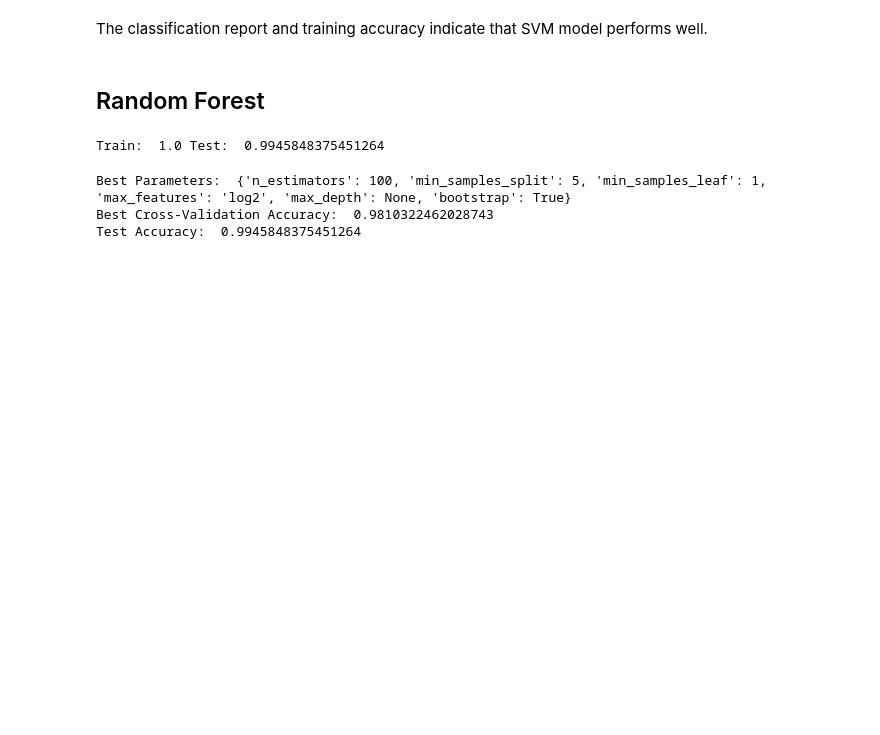
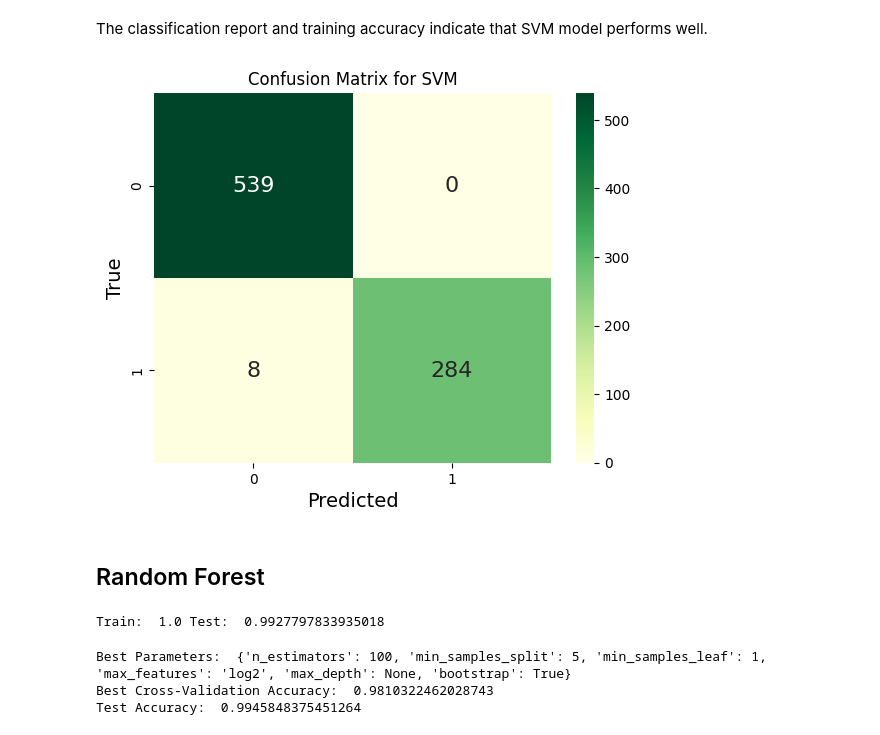
Before and after one commit to Toressy/Diabetes_prediction, a Jupyter notebook: diabetes-prediction.ipynb, the cells around one changed output. Saved outputs shown, nothing was run; the diff lists cells and outputs as text; code cells hidden in the pictures; blank space fills up the shorter version.

```diff
--- a/diabetes-prediction.ipynb
+++ b/diabetes-prediction.ipynb
@@ -494,16 +494,25 @@ Confusion matrix:
 Training Accuracy:  1.0
 # %% [markdown]
 The classification report and training accuracy indicate that SVM model performs well.
+# %%
+cm2 = confusion_matrix(y_test,svm_pred)
+sns.heatmap(cm2,annot=True,cmap='YlGn',fmt='d', annot_kws={"size": 16})
+plt.xlabel("Predicted", fontsize=14)
+plt.ylabel("True", fontsize=14)
+plt.title("Confusion Matrix for SVM")
+plt.show()
+# %% [output]
+[figure, added]
 # %% [markdown]
 ## Random Forest
 # %%
 X_train , X_test , y_train , y_test = train_test_split(X , y , test_size=0.2 , random_state=17)
 # %%
-RF_model = RandomForestClassifier(n_estimators=200)
+RF_model = RandomForestClassifier(n_estimators=100)
 RF_model.fit(X_train , y_train)
 print("Train: ", RF_model.score(X_train , y_train),"Test: ", RF_model.score(X_test , y_test))
 # %% [output]
-Train:  1.0 Test:  0.9945848375451264
+Train:  1.0 Test:  0.9927797833935018
 # %%
 from sklearn.ensemble import RandomForestClassifier
 from sklearn.model_selection import RandomizedSearchCV
```
Also changed, not shown: parts of 1 cell of this notebook.
